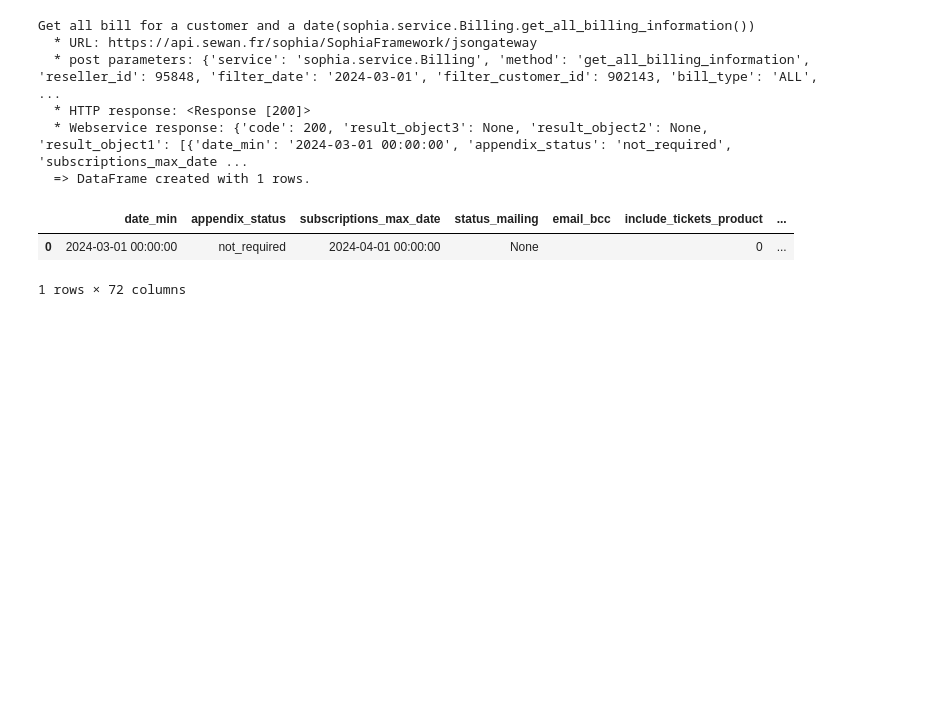
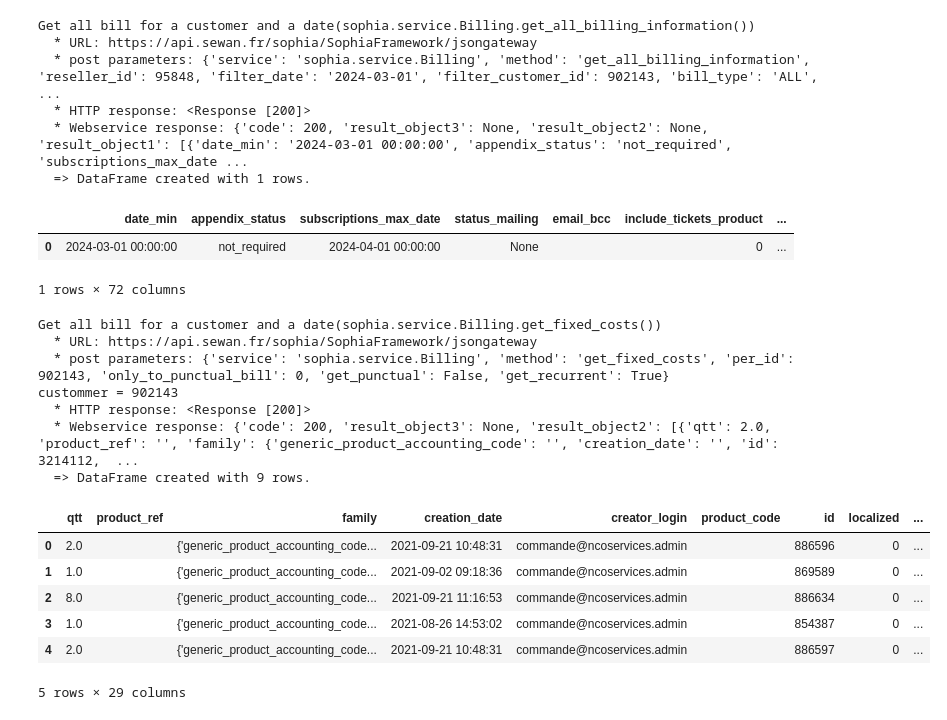
Before and after one commit to stanislasdelannoy/sewan-api-app, a Jupyter notebook: services/etude_factu.ipynb, the cells around one changed output. Cells and saved outputs as stored; diff of their text form; code cells hidden in the pictures; blank space fills up the shorter version.

```diff
--- a/services/etude_factu.ipynb
+++ b/services/etude_factu.ipynb
@@ -224,21 +233,28 @@ Get all bill for a customer and a date(sophia.service.Billing.get_all_billing_in
 |  | date_min | appendix_status | subscriptions_max_date | status_mailing | email_bcc | include_tickets_product | ... |
 | 0 | 2024-03-01 00:00:00 | not_required | 2024-04-01 00:00:00 | None |  | 0 | ... |
 1 rows × 72 columns
+# %%
+BILL_ID = 25012635
+CUSTOMMER_ID = 634962
 # %%
 def get_fixed_costs():
     print(
         "Get all bill for a customer and a date"
-        "(sophia.service.Billing.get_billed_fixed_costs()) "
+        "(sophia.service.Billing.get_fixed_costs()) "
     )
 
     post_data = {
         "service": "sophia.service.Billing",
-        "method": "get_billed_fixed_costs",
-        'sbg_id': BILL_ID,
-    }
+        "method": "get_fixed_costs",
+        'per_id': CUSTOMMER_ID,
+        'only_to_punctual_bill': 0,
+        'get_punctual': False,
+        'get_recurrent': True
+        }
 
     print(f"  * URL: {API_URL}")
     print(f"  * post parameters: {post_data}")
+    print(f"custommer = {CUSTOMMER_ID}")
 
     response_get_generated_bill = requests.post(
         url=API_URL, data=post_data, headers=headers, timeout=10
@@ -248,32 +264,47 @@ def get_fixed_costs():
         sys.stderr.write(
             f"  => HTTP error {response_get_generated_bill.status_code} "
             "on getting all persons\n"
         )
         sys.stderr.write(f"  => Body {response_get_generated_bill.content}\n")
         sys.exit(2)
     rjson = response_get_generated_bill.json()
 
     print(f"  * Webservice response: {rjson}")
 
     # Check the result code
     code = int(rjson["code"])
     if code < 200 or code >= 300:
         # Search failed
         sys.stderr.write(
             f"  => Webservice failed with code {rjson['code']} : {rjson['msg']}\n"
             "(see Webservice response for more details)\n"
         )
         sys.exit(2)
 
     # Extract the first results array
-    first_results_array = rjson["result_object1"]
+    first_results_array = rjson["result_object2"]
     if not first_results_array:
         print("No results found.")
         return pd.DataFrame()  # Return an empty DataFrame if no results
 
     # Convert the results to a pandas DataFrame
     df = pd.DataFrame(first_results_array)
     print(f"  => DataFrame created with {len(df)} rows.")
-    return df
+    return df.head()
 
 get_fixed_costs()
+# %% [output]
+Get all bill for a customer and a date(sophia.service.Billing.get_fixed_costs())
+  * URL: https://api.sewan.fr/sophia/SophiaFramework/jsongateway
+  * post parameters: {'service': 'sophia.service.Billing', 'method': 'get_fixed_costs', 'per_id': 902143, 'only_to_punctual_bill': 0, 'get_punctual': False, 'get_recurrent': True}
+custommer = 902143
+  * HTTP response: <Response [200]>
+  * Webservice response: {'code': 200, 'result_object3': None, 'result_object2': [{'qtt': 2.0, 'product_ref': '', 'family': {'generic_product_accounting_code': '', 'creation_date': '', 'id': 3214112,  ...
+  => DataFrame created with 9 rows.
+|  | qtt | product_ref | family | creation_date | creator_login | product_code | id | localized | ... |
+| 0 | 2.0 |  | {'generic_product_accounting_code... | 2021-09-21 10:48:31 | commande@ncoservices.admin |  | 886596 | 0 | ... |
+| 1 | 1.0 |  | {'generic_product_accounting_code... | 2021-09-02 09:18:36 | commande@ncoservices.admin |  | 869589 | 0 | ... |
+| 2 | 8.0 |  | {'generic_product_accounting_code... | 2021-09-21 11:16:53 | commande@ncoservices.admin |  | 886634 | 0 | ... |
+| 3 | 1.0 |  | {'generic_product_accounting_code... | 2021-08-26 14:53:02 | commande@ncoservices.admin |  | 854387 | 0 | ... |
+| 4 | 2.0 |  | {'generic_product_accounting_code... | 2021-09-21 10:48:31 | commande@ncoservices.admin |  | 886597 | 0 | ... |
+5 rows × 29 columns
```
Also changed, not shown: parts of 3 cells of this notebook, 1 other file.
